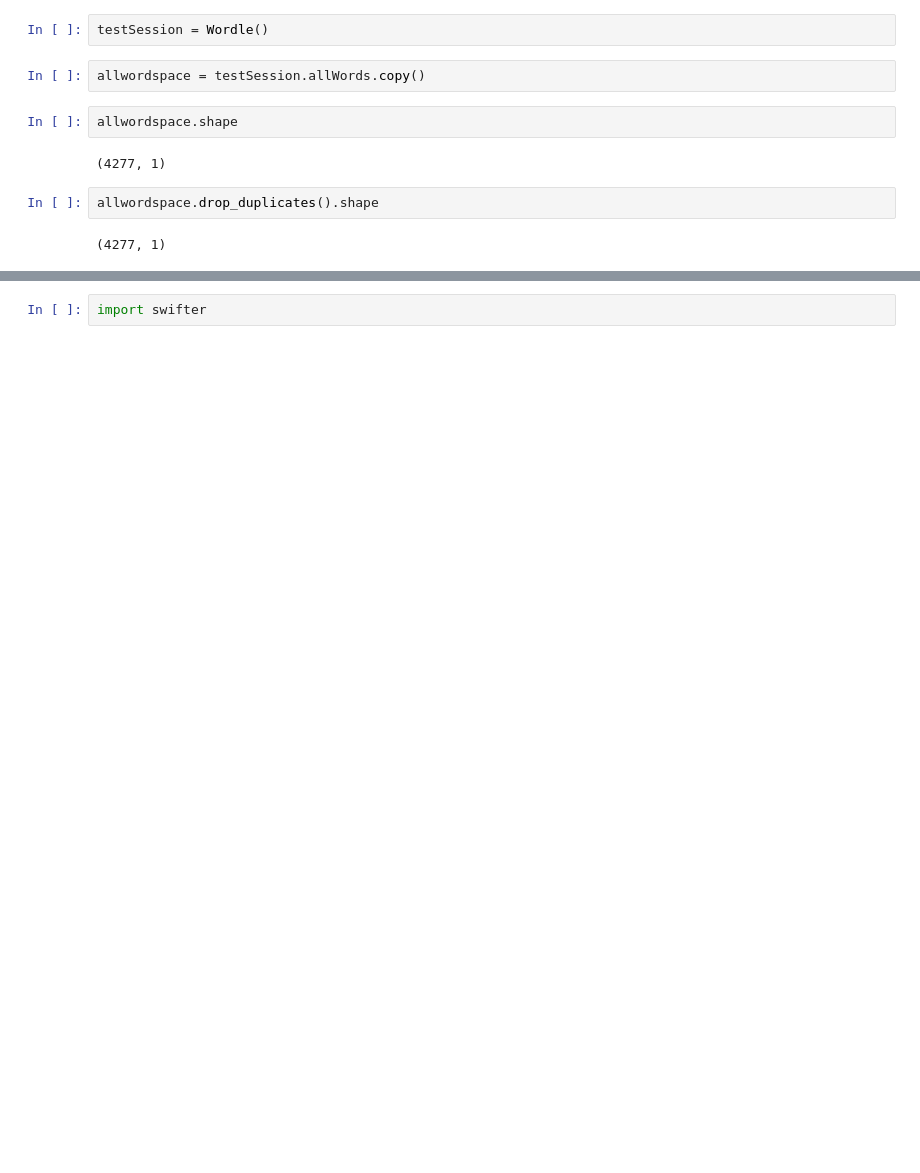
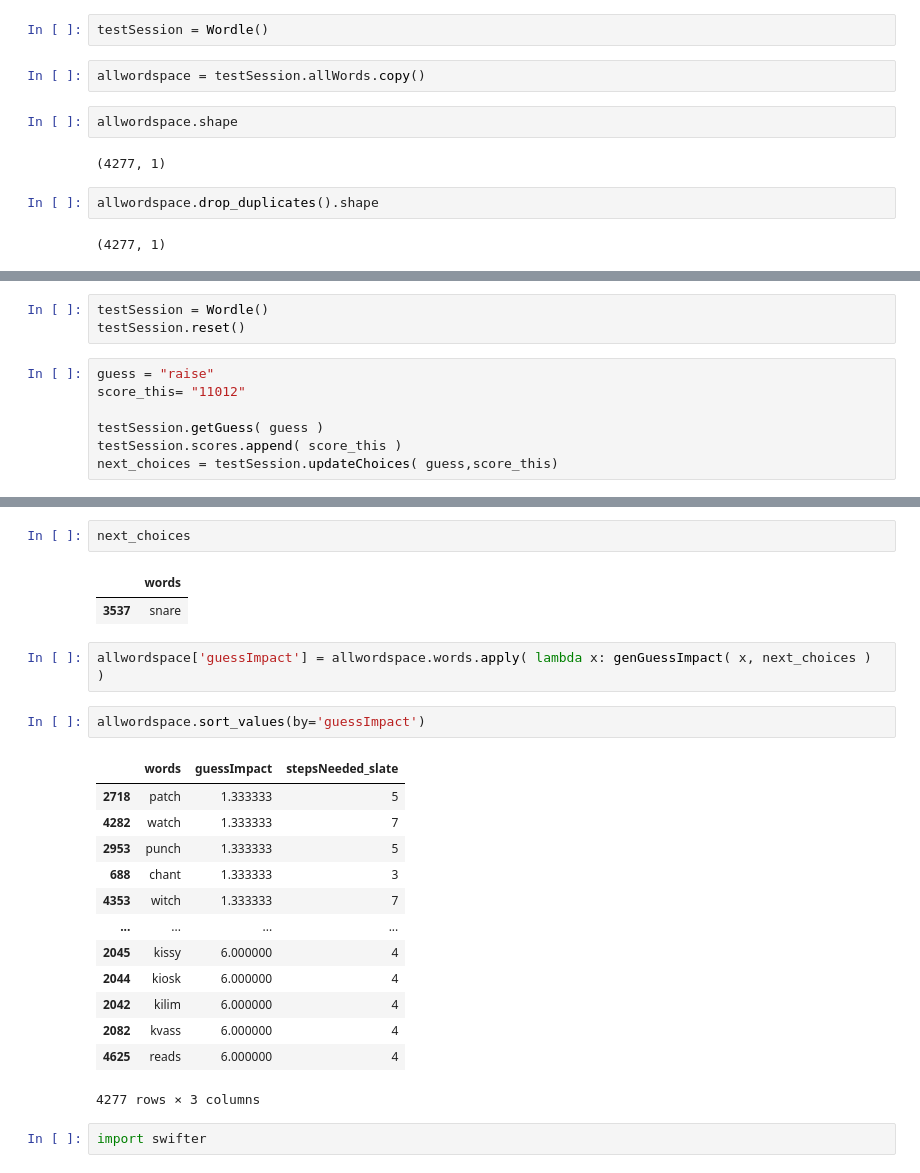
Before and after one commit to gaohey/wordler, a Jupyter notebook: analysis.ipynb, the cells around one changed output, grey strips where cells are left out. Saved outputs shown, nothing was run; the diff lists cells and outputs as text; blank space fills up the shorter version.

```diff
--- a/analysis.ipynb
+++ b/analysis.ipynb
@@ -20,0 +48,10 @@ allwordspace.drop_duplicates().shape
+# %%
+testSession = Wordle()
+testSession.reset()
+# %%
+guess = "raise"
+score_this= "11012"
+
+testSession.getGuess( guess )
+testSession.scores.append( score_this )
+next_choices = testSession.updateChoices( guess,score_this)
@@ -21,3 +103,26 @@ allwordspace.drop_duplicates().shape
+# %%
+next_choices
+# %% [output]
+|  | words |
+| 3537 | snare |
+# %%
+allwordspace['guessImpact'] = allwordspace.words.apply( lambda x: genGuessImpact( x, next_choices ) )
+# %%
+allwordspace.sort_values(by='guessImpact')
+# %% [output]
+|  | words | guessImpact | stepsNeeded_slate |
+| 2718 | patch | 1.333333 | 5 |
+| 4282 | watch | 1.333333 | 7 |
+| 2953 | punch | 1.333333 | 5 |
+| 688 | chant | 1.333333 | 3 |
+| 4353 | witch | 1.333333 | 7 |
+| ... | ... | ... | ... |
+| 2045 | kissy | 6.000000 | 4 |
+| 2044 | kiosk | 6.000000 | 4 |
+| 2042 | kilim | 6.000000 | 4 |
+| 2082 | kvass | 6.000000 | 4 |
+| 4625 | reads | 6.000000 | 4 |
+4277 rows × 3 columns
 # %%
 import swifter
 # %%
```
Also changed, not shown: parts of 27 cells of this notebook, 3 other files.
